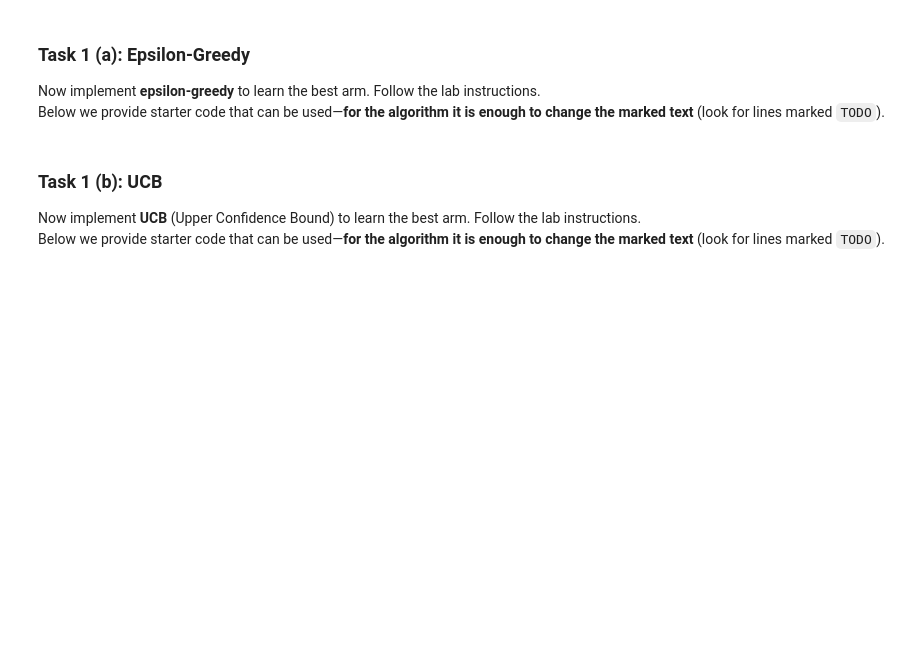
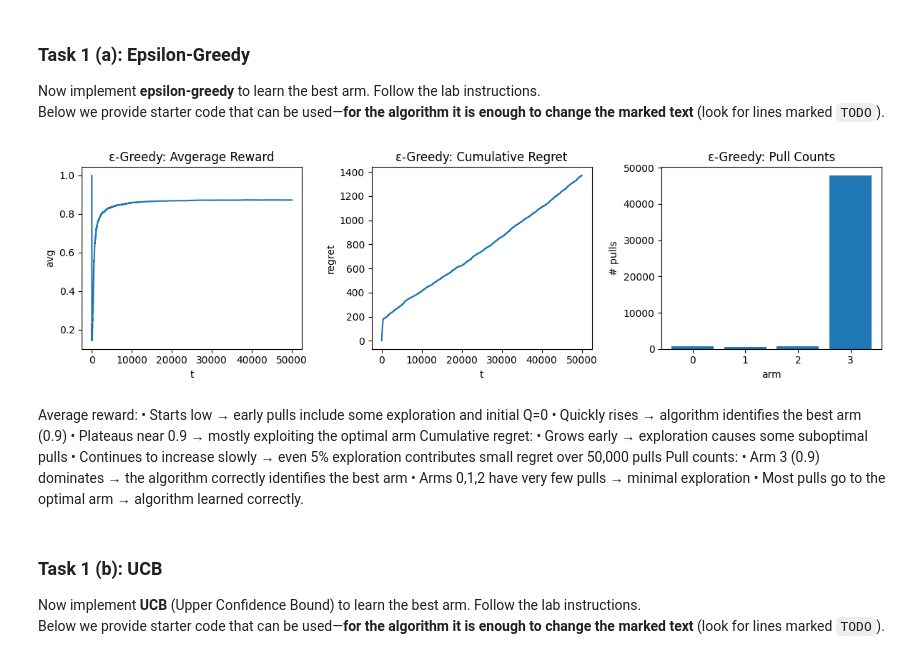
Before and after one commit to Ally-Ha/Reinforcement_Learning, a Jupyter notebook: RL_Lab1_Bandits.ipynb, the cells around one changed output. Cells and saved outputs as stored; diff of their text form; code cells hidden in the pictures; blank space fills up the shorter version.

```diff
--- a/RL_Lab1_Bandits.ipynb
+++ b/RL_Lab1_Bandits.ipynb
@@ -97,46 +97,62 @@ def run_epsilon_greedy(probs, T, epsilon=0.1, seed=0):
         # Hint: rng.random() for the coin flip; rng.integers(0, k) for random arm.
         # Hint: np.argmax(Q) for exploitation.
 
-        arm = rng.integers(0, k)  # TEMP PLACEHOLDER — replace with ε-greedy
+        if rng.random() < epsilon:
+            arm = rng.integers(0, k)   # explore with rng.integrers for random arm
+        else:
+            arm = int(np.argmax(Q))    # exploit with np.argmax for best estimated arm
 
         # ----------------------------------------------------------------------
-
         r = int(bandit.pull(arm))
         rewards[t - 1] = r
         actions[t - 1] = arm
         regrets[t - 1] = optimal_mean - probs[arm]
 
         N[arm] += 1
         Q[arm] += (r - Q[arm]) / N[arm]
 
     return {"rewards": rewards, "regrets": regrets, "actions": actions, "Q": Q, "N": N}
 
 # --- Quick single-run test / visualization for ε-greedy ---
 
 ##############################################################
 ###
 ### You can play around with these parameters:
 ###
-probs = [0.2, 0.1, 0.5, 0.9]
-T = 10000
-epsilon = 0.1
+probs = [0.2, 0.1, 0.5, 0.9]    # true success probabilities of each arm
+T = 50000                        #number of pulls
+epsilon = 0.05                  #exploration rate
 seed = 123
 ##############################################################
 
 out_eps = run_epsilon_greedy(probs, T, epsilon, seed)
 
 plt.figure(figsize=(12, 3.5))
 plt.subplot(1, 3, 1)
 avg_reward = np.cumsum(out_eps["rewards"]) / np.arange(1, T + 1)
 plt.plot(avg_reward); plt.title("ε-Greedy: Avgerage Reward"); plt.xlabel("t"); plt.ylabel("avg")
 
 plt.subplot(1, 3, 2)
 plt.plot(np.cumsum(out_eps["regrets"])); plt.title("ε-Greedy: Cumulative Regret"); plt.xlabel("t"); plt.ylabel("regret")
 
 plt.subplot(1, 3, 3)
 counts = np.bincount(out_eps["actions"], minlength=len(probs))
 plt.bar(range(len(probs)), counts); plt.title("ε-Greedy: Pull Counts"); plt.xlabel("arm"); plt.ylabel("# pulls")
 plt.tight_layout(); plt.show()
+# %% [output]
+[figure, added]
+# %% [markdown]
+Average reward:
+    • Starts low → early pulls include some exploration and initial Q=0
+	• Quickly rises → algorithm identifies the best arm (0.9)
+	• Plateaus near 0.9 → mostly exploiting the optimal arm
+Cumulative regret:
+    • Grows early → exploration causes some suboptimal pulls
+	• Continues to increase slowly → even 5% exploration contributes small regret over 50,000 pulls
+Pull counts:
+    • Arm 3 (0.9) dominates → the algorithm correctly identifies the best arm
+	• Arms 0,1,2 have very few pulls → minimal exploration
+    • Most pulls go to the optimal arm → algorithm learned correctly.
 # %% [markdown]
 ### Task 1 (b): UCB
 
```
